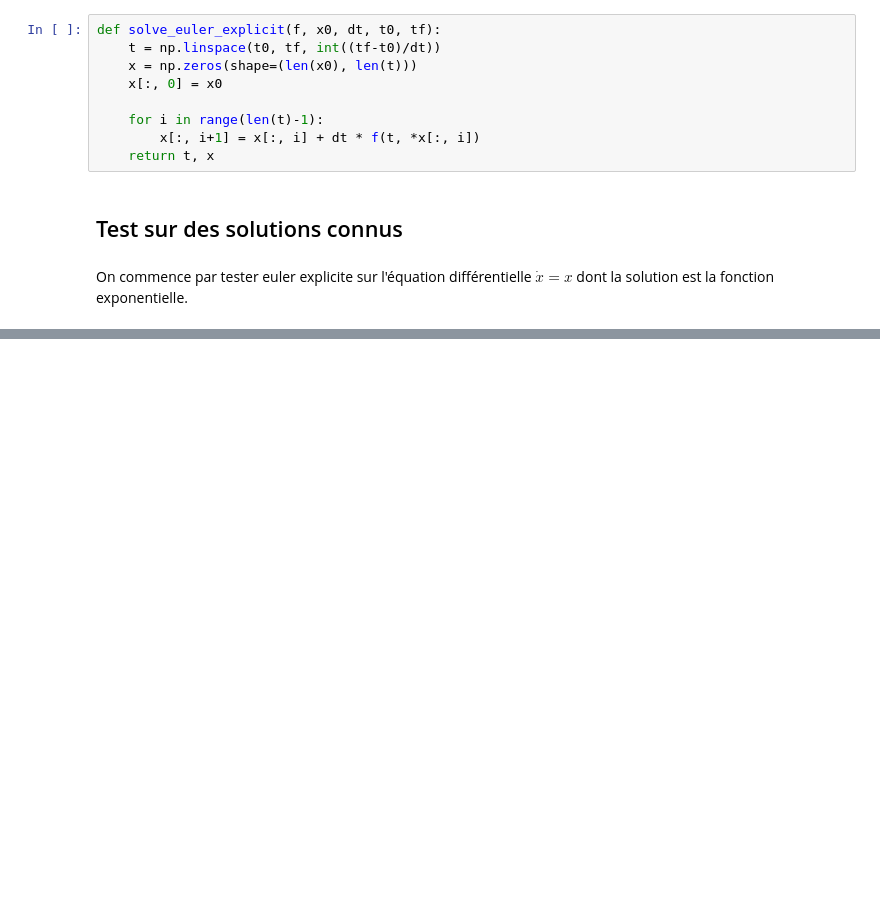
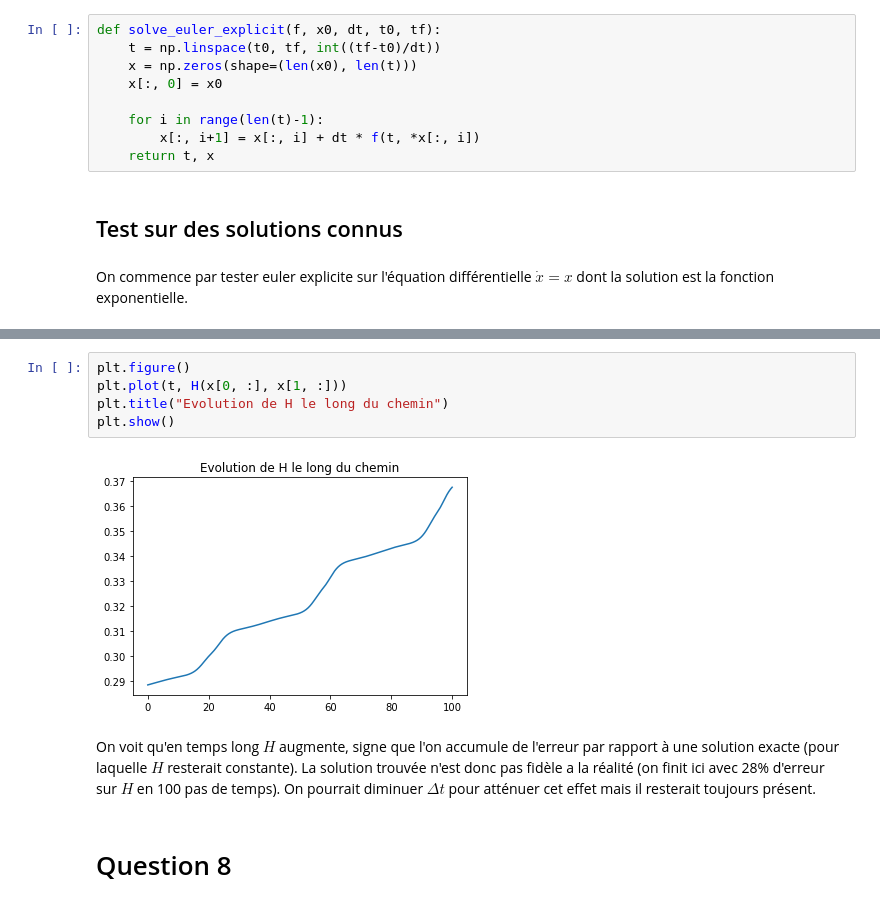
Before and after one commit to remymart/projet_equa_diff, a Jupyter notebook: equa_diff_final.ipynb, the cells around one changed output, grey strips where cells are left out. Cells and saved outputs as stored; diff of their text form; blank space fills up the shorter version.

```diff
--- a/equa_diff_final.ipynb
+++ b/equa_diff_final.ipynb
@@ -185,0 +222,11 @@ ValueError: x and y must have same first dimension, but have shapes (5,) and (1,
+# %%
+plt.figure()
+plt.plot(t, H(x[0, :], x[1, :]))
+plt.title("Evolution de H le long du chemin")
+plt.show()
+# %% [output]
+[figure, added]
+# %% [markdown]
+On voit qu'en temps long $H$ augmente, signe que l'on accumule de l'erreur par rapport à une solution exacte (pour laquelle $H$ resterait constante). La solution trouvée n'est donc pas fidèle a la réalité (on finit ici avec 28% d'erreur sur $H$ en 100 pas de temps). On pourrait diminuer $\Delta t$ pour atténuer cet effet mais il resterait toujours présent.
+# %% [markdown]
+# Question 8
```
Also changed, not shown: parts of 43 cells of this notebook.
